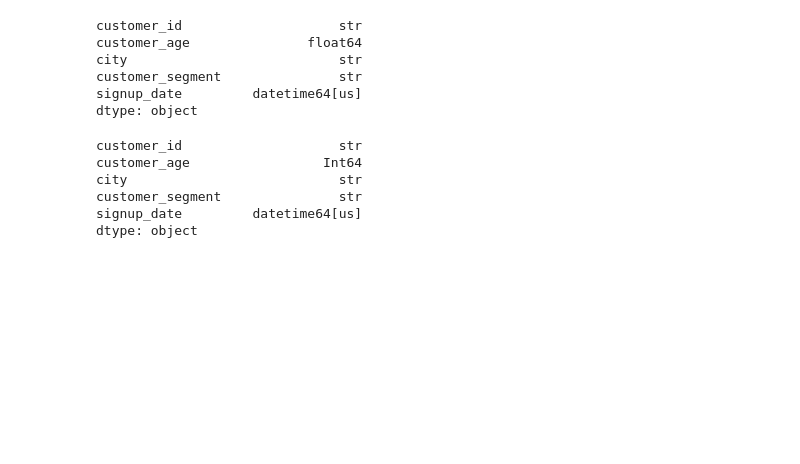
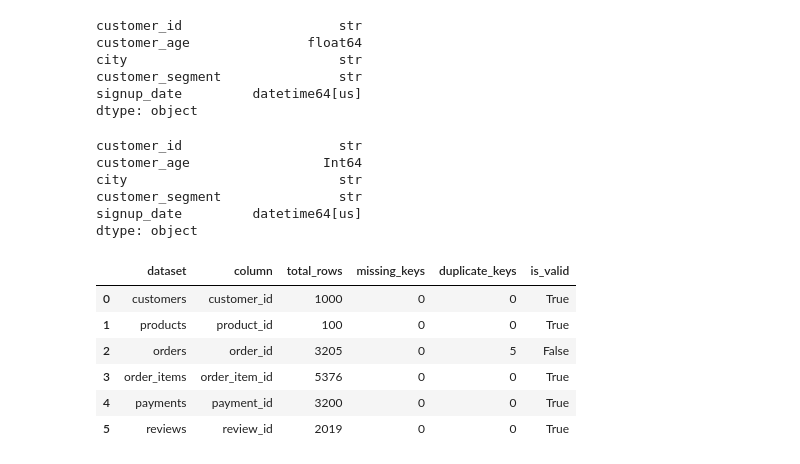
Before and after one commit to aminekabli55/morocco-retail-intelligence, a Jupyter notebook: notebooks/01_data_understanding.ipynb, the cells around one changed output. Drawn from its saved outputs; the diff is of its cells as text; code cells hidden in the pictures; blank space fills up the shorter version.

Commit message:
feat: add primary and foreign key validation

```diff
--- a/notebooks/01_data_understanding.ipynb
+++ b/notebooks/01_data_understanding.ipynb
@@ -261,3 +266,31 @@ city                           str
 customer_segment               str
 signup_date         datetime64[us]
 dtype: object
+# %%
+primary_keys = {
+    "customers": ("customer_id", data.customers),
+    "products": ("product_id", data.products),
+    "orders": ("order_id", data.orders),
+    "order_items": ("order_item_id", data.order_items),
+    "payments": ("payment_id", data.payments),
+    "reviews": ("review_id", data.reviews),
+}
+# %%
+primary_key_report = pd.DataFrame([
+    validate_primary_key(
+        df=df,
+        column=column,
+        dataset_name=name,
+    )
+    for name, (column, df) in primary_keys.items()
+])
+
+display(primary_key_report)
+# %% [output]
+|  | dataset | column | total_rows | missing_keys | duplicate_keys | is_valid |
+| 0 | customers | customer_id | 1000 | 0 | 0 | True |
+| 1 | products | product_id | 100 | 0 | 0 | True |
+| 2 | orders | order_id | 3205 | 0 | 5 | False |
+| 3 | order_items | order_item_id | 5376 | 0 | 0 | True |
+| 4 | payments | payment_id | 3200 | 0 | 0 | True |
+| 5 | reviews | review_id | 2019 | 0 | 0 | True |
```
Also changed, not shown: parts of 4 cells of this notebook, 1 other file.
